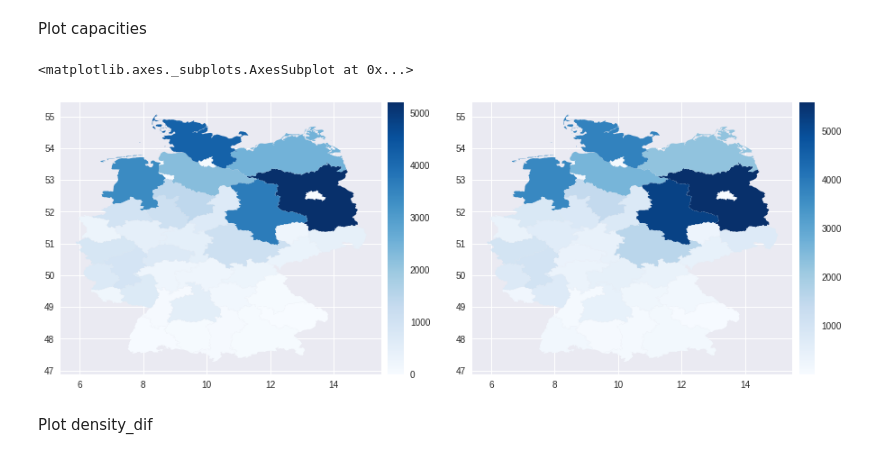
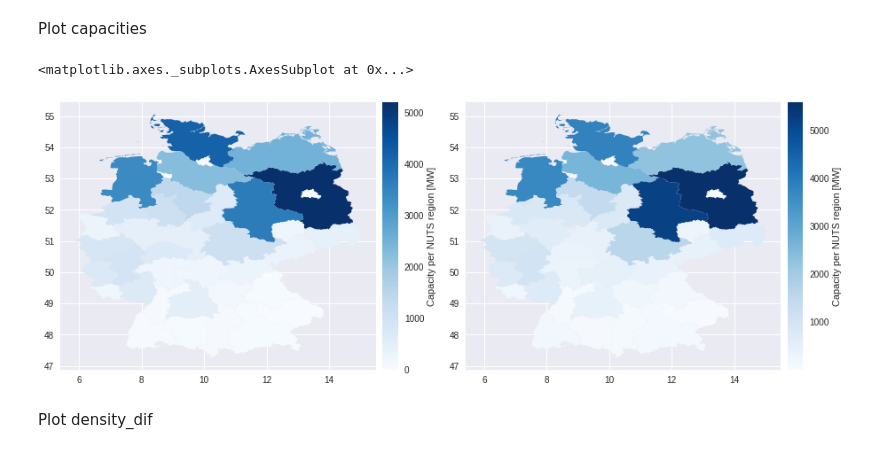
Before and after one commit to JanFrederickUnnewehr/wind_dataset_comparison, a Jupyter notebook: main.ipynb, the cells around one changed output. Saved outputs shown, nothing was run; the diff lists cells and outputs as text; code cells hidden in the pictures.

```diff
--- a/main.ipynb
+++ b/main.ipynb
@@ -502,31 +502,33 @@ Plot capacities
 # %%
 from mpl_toolkits.axes_grid1 import make_axes_locatable
 
 fig, (ax1, ax2) = plt.subplots(1, 2)
 
 divider = make_axes_locatable(ax1)
 
 cax = divider.append_axes("right", size="5%", pad=0.1)
 
 Data_join.plot(column='H_Wind_X_Cap',
                ax=ax1,
                cax=cax,
                legend=True,
+               legend_kwds={'label': "Capacity per NUTS region [MW]", 'orientation': "vertical"},
                cmap='Blues')
 
 
 divider = make_axes_locatable(ax2)
 
 cax = divider.append_axes("right", size="5%", pad=0.1)
 
 Data_join.plot(column='thewindpower_X_Cap',
                ax=ax2,
                cax=cax,
                legend=True,
+               legend_kwds={'label': "Capacity per NUTS region [MW]", 'orientation': "vertical"},
                cmap='Blues')
 # %% [output]
 <matplotlib.axes._subplots.AxesSubplot at 0x...>
-[figure, old version]
+[figure, new version]
 # %% [markdown]
 Plot density_dif
 # %%
```
Also changed, not shown: parts of 1 cell of this notebook.
